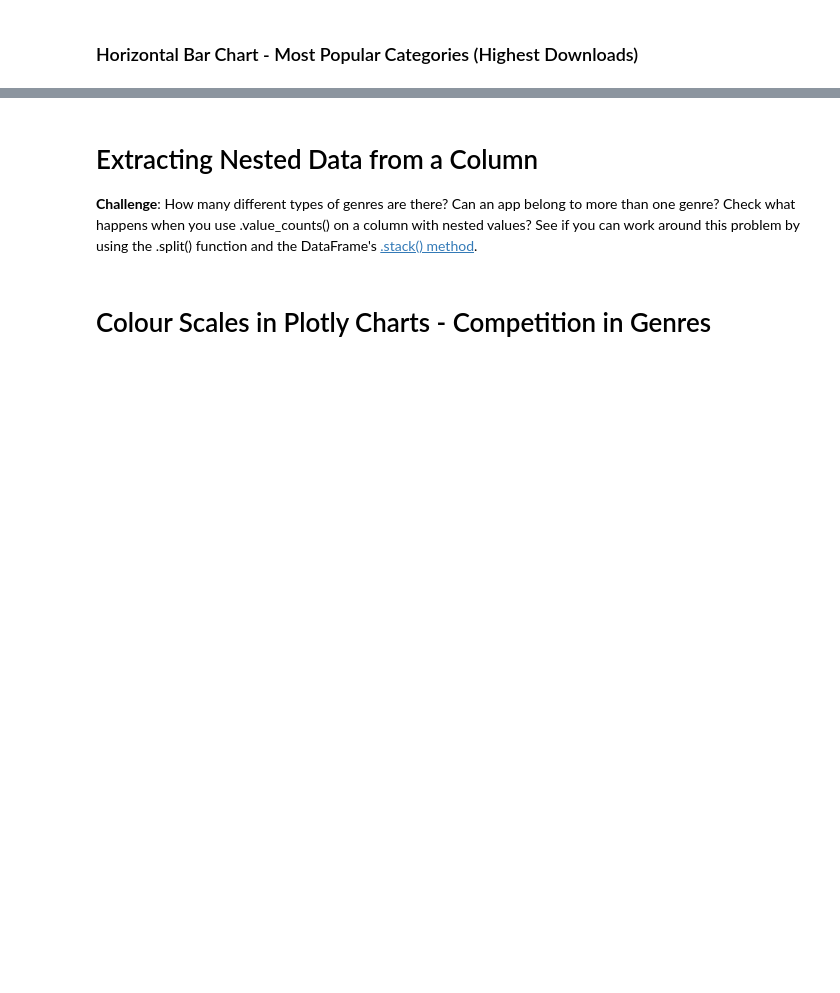
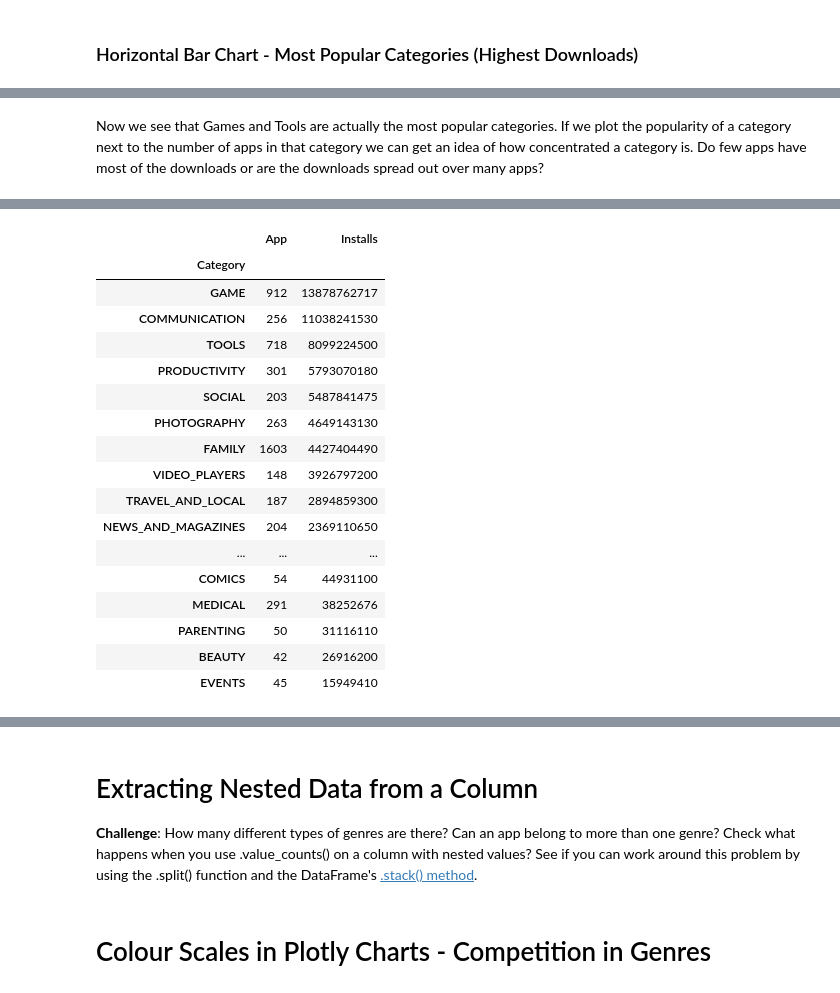
Before and after one commit to M-Awwab-Khan/google-playstore-data-analysis, a Jupyter notebook: Google Play Store App Analytics (start).ipynb, the cells around one changed output, grey strips where cells are left out. Saved outputs shown, nothing was run; the diff lists cells and outputs as text; code cells hidden in the pictures; blank space fills up the shorter version.

Commit message:
plotly most competitive and popular categories

```diff
--- a/Google Play Store App Analytics (start).ipynb
+++ b/Google Play Store App Analytics (start).ipynb
@@ -380,3 +427,5 @@ The top spot of the highest-grossing paid app goes to … Minecraft at close to
+# %% [markdown]
+Now we see that Games and Tools are actually the most popular categories. If we plot the popularity of a category next to the number of apps in that category we can get an idea of how concentrated a category is. Do few apps have most of the downloads or are the downloads spread out over many apps?
 # %% [markdown]
 ### Category Concentration - Downloads vs. Competition
 
@@ -390,3 +439,25 @@ The top spot of the highest-grossing paid app goes to … Minecraft at close to
 <img src=https://imgur.com/cHsqh6a.png>
 
 *Hint*: Use the size, hover_name and color parameters in .scatter(). To scale the yaxis, call .update_layout() and specify that the yaxis should be on a log-scale like so: yaxis=dict(type='log')
+# %%
+cat_app_installs = df.groupby('Category').agg({'App': 'count', 'Installs': 'sum'}).sort_values('Installs', ascending=False)
+cat_app_installs
+# %% [output]
+|  | App | Installs |
+| Category |  |  |
+| GAME | 912 | 13878762717 |
+| COMMUNICATION | 256 | 11038241530 |
+| TOOLS | 718 | 8099224500 |
+| PRODUCTIVITY | 301 | 5793070180 |
+| SOCIAL | 203 | 5487841475 |
+| PHOTOGRAPHY | 263 | 4649143130 |
+| FAMILY | 1603 | 4427404490 |
+| VIDEO_PLAYERS | 148 | 3926797200 |
+| TRAVEL_AND_LOCAL | 187 | 2894859300 |
+| NEWS_AND_MAGAZINES | 204 | 2369110650 |
+| ... | ... | ... |
+| COMICS | 54 | 44931100 |
+| MEDICAL | 291 | 38252676 |
+| PARENTING | 50 | 31116110 |
+| BEAUTY | 42 | 26916200 |
+| EVENTS | 45 | 15949410 |
```
Also changed, not shown: parts of 9 cells of this notebook.
